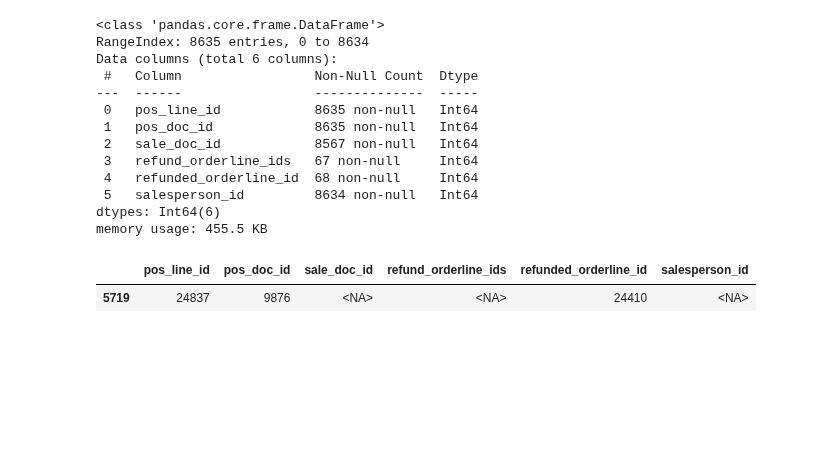
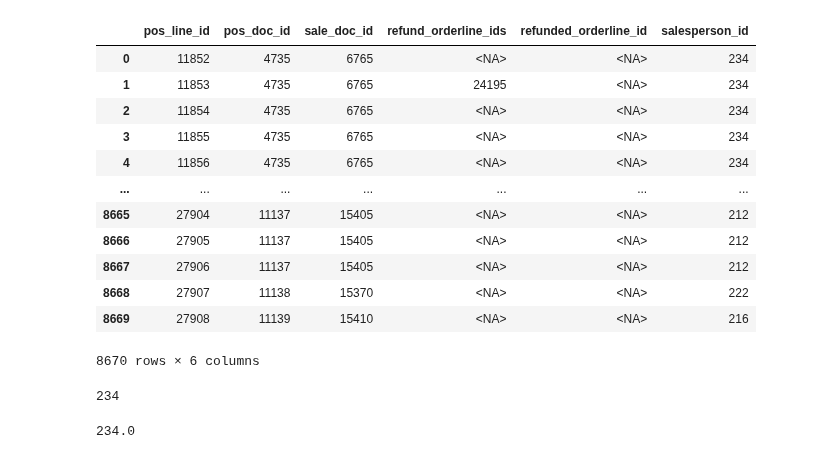
Before and after one commit to ecostichp/odoo_comisiones, a Jupyter notebook: algoritmo/beta_algoritmo_func.ipynb, the cells around one changed output. Saved outputs shown, nothing was run; the diff lists cells and outputs as text; code cells hidden in the pictures; blank space fills up the shorter version.

```diff
--- a/algoritmo/beta_algoritmo_func.ipynb
+++ b/algoritmo/beta_algoritmo_func.ipynb
@@ -177,7 +177,7 @@ def api_call_func(api_params: dict, search_fact: list ) -> list[int | dict]:
     pos_doc_ids.sort()
 
     pos_line_ids1 = models.execute_kw(api_db, uid, api_clave, 'pos.order.line', 'search', [[("order_id.id", "=", pos_doc_ids)]])
-    pos_line_ids2 = models.execute_kw(api_db, uid, api_clave, 'pos.order.line', 'search', [[("refunded_orderline_id", "=", pos_line_ids1)]])
+    pos_line_ids2 = models.execute_kw(api_db, uid, api_clave, 'pos.order.line', 'search', [[("refund_orderline_ids", "=", pos_line_ids1)]])
     pos_line_ids = list(set(pos_line_ids1) | set(pos_line_ids2))
     pos_line_ids.sort()
     pos_line_json = models.execute_kw(api_db, uid, api_clave, 'pos.order.line', 'read', [pos_line_ids], {'fields': pos_line_fields})
@@ -294,6 +294,17 @@ def pos_line_df_fun(pos_line_json: list[dict]) -> pd.DataFrame:
          if pos_line_df[col].dtype in ['int64', 'float64']:
               pos_line_df[col] = pos_line_df[col].astype('Int64')
 
+
+    # Para copiar el 'sale_doc_id' de la línea origial de venta a la línea de devolución que no tiene.
+    for id in pos_line_df.loc[(pos_line_df['sale_doc_id'].isna()) & (~pos_line_df['refunded_orderline_id'].isna())]['refunded_orderline_id'].unique():
+        pos_line_df.loc[(pos_line_df['refunded_orderline_id'] == id), 'sale_doc_id'] = pos_line_df.loc[(pos_line_df['pos_line_id'] == id), 'sale_doc_id'].iloc[0]
+
+    # Para copiar el 'sale_doc_id' de una línea hermana con el mismo pos_doc_id.
+    pos_line_id_not_sale_doc, pos_doc_id_not_sale_doc = pos_line_df.loc[pos_line_df['sale_doc_id'].isna(), ['pos_line_id', 'pos_doc_id']].items()
+    for i in range(len(pos_line_id_not_sale_doc[1])):
+        pos_line_df.loc[(pos_line_df['pos_line_id'] == pos_line_id_not_sale_doc[1].iloc[i]), 'sale_doc_id'] = pos_line_df.loc[(pos_line_df['pos_doc_id'] == pos_doc_id_not_sale_doc[1].iloc[i]), 'sale_doc_id'].iloc[0]
+
+
     return pos_line_df
 # %%
 def sale_doc_df_fun(sale_doc_json: list[dict]) -> pd.DataFrame:
@@ -370,3 +347,2 @@ sale_doc_df
 # %%
-pos_line_sale_df_1 = pos_line_df.merge(sale_doc_df, how='left', on='sale_doc_id')
-pos_line_sale_df_1
+pos_sale_df = pos_line_df.merge(sale_doc_df, how='left', on='sale_doc_id')
@@ -395,21 +349,24 @@ pos_line_sale_df.drop(columns=['pos_line_id_2', 'salesperson_id_2'], inplace=Tru
-# %%
-pos_line_sale_df.info()
-# %% [output]
-<class 'pandas.core.frame.DataFrame'>
-RangeIndex: 8635 entries, 0 to 8634
-Data columns (total 6 columns):
- #   Column                 Non-Null Count  Dtype
----  ------                 --------------  -----
- 0   pos_line_id            8635 non-null   Int64
- 1   pos_doc_id             8635 non-null   Int64
- 2   sale_doc_id            8567 non-null   Int64
- 3   refund_orderline_ids   67 non-null     Int64
- 4   refunded_orderline_id  68 non-null     Int64
- 5   salesperson_id         8634 non-null   Int64
-dtypes: Int64(6)
-memory usage: 455.5 KB
-# %%
-pos_line_sale_df.loc[pos_line_sale_df['salesperson_id'].isna()]
-# %% [output]
-|  | pos_line_id | pos_doc_id | sale_doc_id | refund_orderline_ids | refunded_orderline_id | salesperson_id |
-| 5719 | 24837 | 9876 | <NA> | <NA> | 24410 | <NA> |
+# %%
+pos_sale_df
+# %% [output]
+|  | pos_line_id | pos_doc_id | sale_doc_id | refund_orderline_ids | refunded_orderline_id | salesperson_id |
+| 0 | 11852 | 4735 | 6765 | <NA> | <NA> | 234 |
+| 1 | 11853 | 4735 | 6765 | 24195 | <NA> | 234 |
+| 2 | 11854 | 4735 | 6765 | <NA> | <NA> | 234 |
+| 3 | 11855 | 4735 | 6765 | <NA> | <NA> | 234 |
+| 4 | 11856 | 4735 | 6765 | <NA> | <NA> | 234 |
+| ... | ... | ... | ... | ... | ... | ... |
+| 8665 | 27904 | 11137 | 15405 | <NA> | <NA> | 212 |
+| 8666 | 27905 | 11137 | 15405 | <NA> | <NA> | 212 |
+| 8667 | 27906 | 11137 | 15405 | <NA> | <NA> | 212 |
+| 8668 | 27907 | 11138 | 15370 | <NA> | <NA> | 222 |
+| 8669 | 27908 | 11139 | 15410 | <NA> | <NA> | 216 |
+8670 rows × 6 columns
+# %%
+pos_sale_df.loc[pos_sale_df['pos_doc_id'] == 4735, ['pos_doc_id', 'salesperson_id']].groupby('pos_doc_id').first().iloc[0, 0]
+# %% [output]
+234
+# %%
+pos_sale_df.loc[pos_sale_df['pos_doc_id'] == 4735, ['pos_doc_id', 'salesperson_id']].groupby('pos_doc_id').mean().iloc[0,0]
+# %% [output]
+234.0
```
Also changed, not shown: parts of 7 cells of this notebook, 1 other file.
